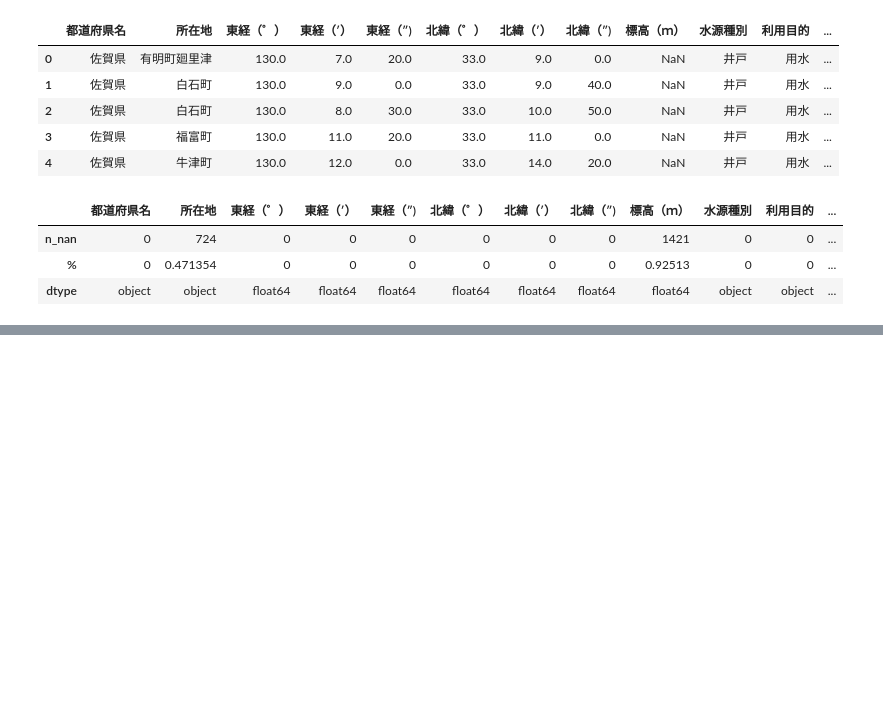
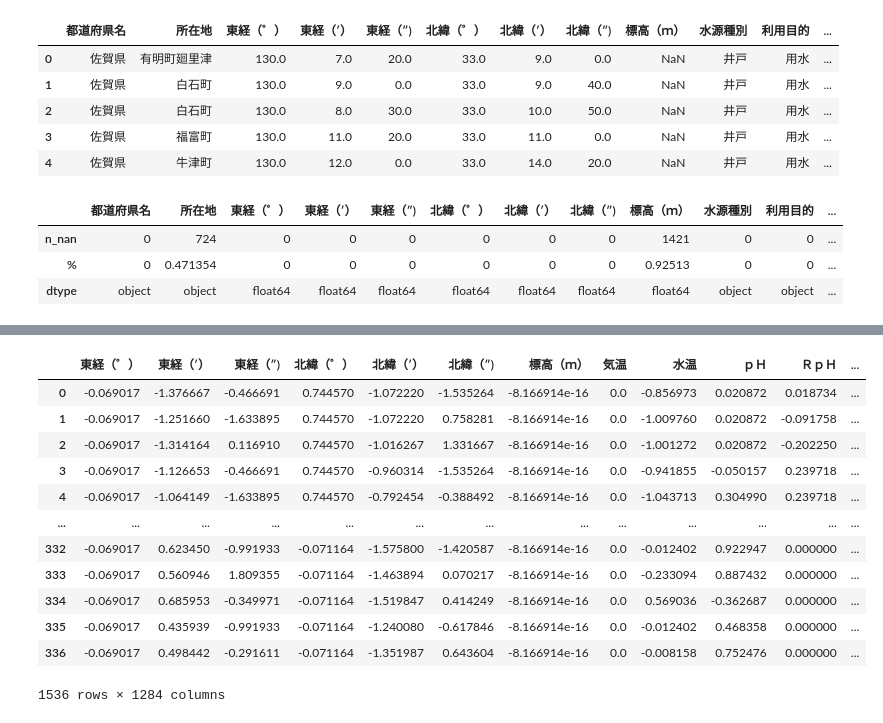
Before and after one commit to kou7215/onsen_science, a Jupyter notebook: notebooks/preprocess_kyusyu.ipynb, the cells around one changed output, grey strips where cells are left out. Saved outputs shown, nothing was run; the diff lists cells and outputs as text; code cells hidden in the pictures; blank space fills up the shorter version.

```diff
--- a/notebooks/preprocess_kyusyu.ipynb
+++ b/notebooks/preprocess_kyusyu.ipynb
@@ -159,3 +159,8 @@ NA_counter(df_kyusyu_grid)
 | n_nan | 0 | 724 | 0 | 0 | 0 | 0 | 0 | 0 | 1421 | 0 | 0 | ... |
 | % | 0 | 0.471354 | 0 | 0 | 0 | 0 | 0 | 0 | 0.92513 | 0 | 0 | ... |
 | dtype | object | object | float64 | float64 | float64 | float64 | float64 | float64 | float64 | object | object | ... |
+# %%
+dummy_df = pd.get_dummies(df_kyusyu_grid[['所在地','水源種別', '利用目的']])
+df_kyusyu_grid = pd.merge(df_kyusyu_grid, dummy_df, right_index=True, left_index=True)
+df_kyusyu_grid = df_kyusyu_grid.drop(['所在地','水源種別', '利用目的'],axis=1)
+df_kyusyu_grid.head()
@@ -161,0 +174,13 @@ NA_counter(df_kyusyu_grid)
+# %%
+import category_encoders as ce
+
+# Eoncodeしたい列をリストで指定。もちろん複数指定可能。
+list_cols = ['都道府県名']
+
+# 序数をカテゴリに付与して変換
+ce_oe = ce.OrdinalEncoder(cols=list_cols,handle_unknown='impute')
+df_kyusyu_grid = ce_oe.fit_transform(df_kyusyu_grid)
+
+df_kyusyu_grid.head()
+#df_kyusyu_grid = df_kyusyu_grid.drop(['都道府県名'],axis=1)
+#df_kyusyu_grid.head()
@@ -161,0 +194,7 @@ NA_counter(df_kyusyu_grid)
+# %%
+df_kyusyu_grid = df_kyusyu_grid.reset_index(drop=True)
+df_kyusyu_grid = df_kyusyu_grid.fillna(-999)
+NA_counter(df_kyusyu_grid)
+x_df = df_kyusyu_grid.iloc[:,1:]
+y_df = df_kyusyu_grid.iloc[:,0]
+y_df.head()
@@ -164,0 +266,4 @@ from sklearn.model_selection import train_test_split
+# %%
+from pycaret.classification import *
+
+exp = setup(df_kyusyu_grid, normalize=True, target='都道府県名')
@@ -164,0 +313,16 @@ from sklearn.model_selection import train_test_split
+# %%
+exp[0]
+# %% [output]
+|  | 東経（゜） | 東経（′） | 東経（″) | 北緯（゜） | 北緯（′） | 北緯（″) | 標高（ｍ） | 気温 | 水温 | ｐＨ | ＲｐＨ | ... |
+| 0 | -0.069017 | -1.376667 | -0.466691 | 0.744570 | -1.072220 | -1.535264 | -8.166914e-16 | 0.0 | -0.856973 | 0.020872 | 0.018734 | ... |
+| 1 | -0.069017 | -1.251660 | -1.633895 | 0.744570 | -1.072220 | 0.758281 | -8.166914e-16 | 0.0 | -1.009760 | 0.020872 | -0.091758 | ... |
+| 2 | -0.069017 | -1.314164 | 0.116910 | 0.744570 | -1.016267 | 1.331667 | -8.166914e-16 | 0.0 | -1.001272 | 0.020872 | -0.202250 | ... |
+| 3 | -0.069017 | -1.126653 | -0.466691 | 0.744570 | -0.960314 | -1.535264 | -8.166914e-16 | 0.0 | -0.941855 | -0.050157 | 0.239718 | ... |
+| 4 | -0.069017 | -1.064149 | -1.633895 | 0.744570 | -0.792454 | -0.388492 | -8.166914e-16 | 0.0 | -1.043713 | 0.304990 | 0.239718 | ... |
+| ... | ... | ... | ... | ... | ... | ... | ... | ... | ... | ... | ... | ... |
+| 332 | -0.069017 | 0.623450 | -0.991933 | -0.071164 | -1.575800 | -1.420587 | -8.166914e-16 | 0.0 | -0.012402 | 0.922947 | 0.000000 | ... |
+| 333 | -0.069017 | 0.560946 | 1.809355 | -0.071164 | -1.463894 | 0.070217 | -8.166914e-16 | 0.0 | -0.233094 | 0.887432 | 0.000000 | ... |
+| 334 | -0.069017 | 0.685953 | -0.349971 | -0.071164 | -1.519847 | 0.414249 | -8.166914e-16 | 0.0 | 0.569036 | -0.362687 | 0.000000 | ... |
+| 335 | -0.069017 | 0.435939 | -0.991933 | -0.071164 | -1.240080 | -0.617846 | -8.166914e-16 | 0.0 | -0.012402 | 0.468358 | 0.000000 | ... |
+| 336 | -0.069017 | 0.498442 | -0.291611 | -0.071164 | -1.351987 | 0.643604 | -8.166914e-16 | 0.0 | -0.008158 | 0.752476 | 0.000000 | ... |
+1536 rows × 1284 columns
```
Also changed, not shown: parts of 11 cells of this notebook, 1 other file.
